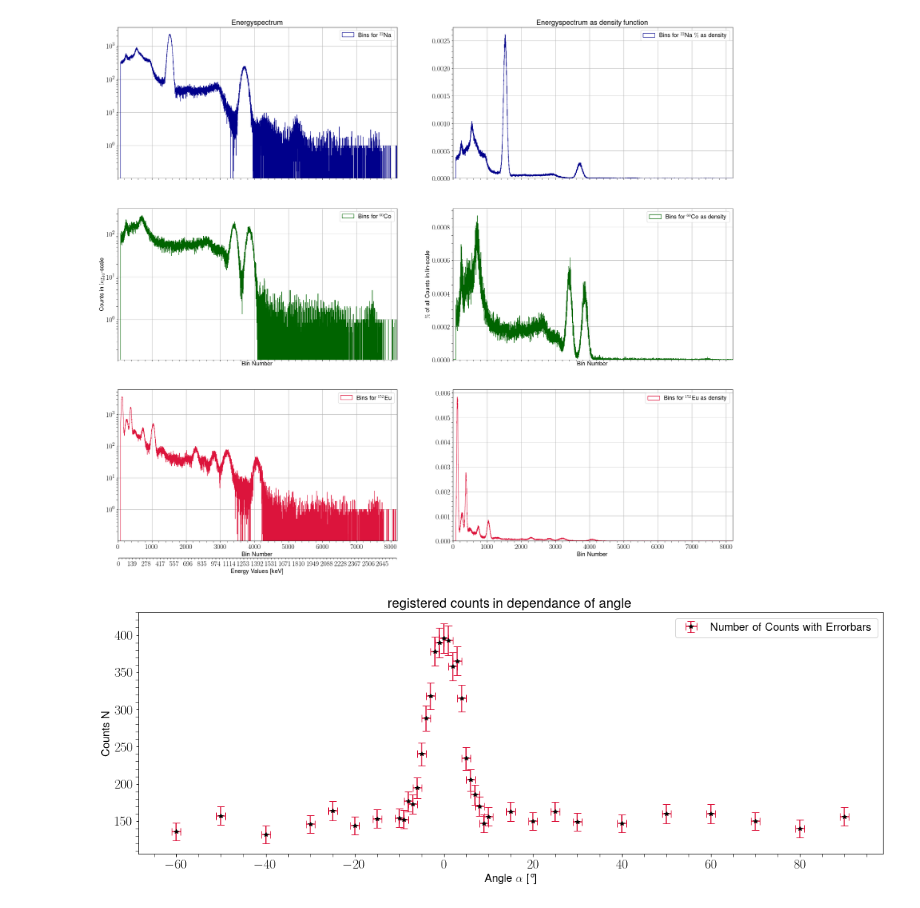
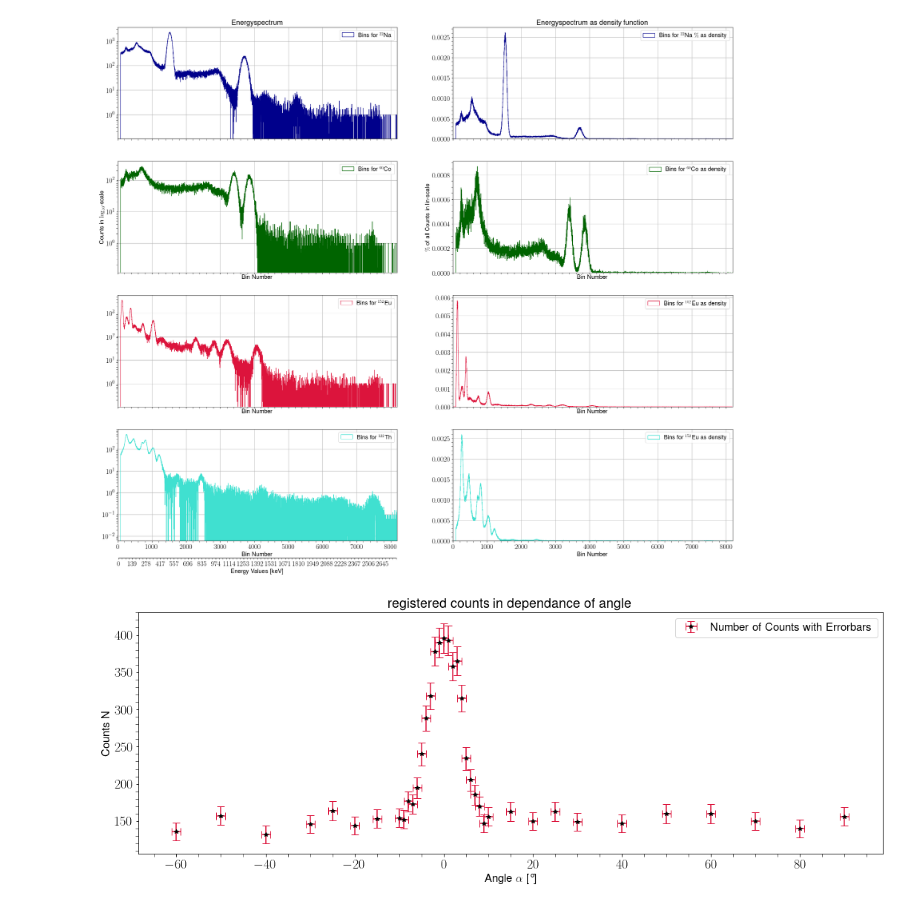
Before and after one commit to MayerPablo/FP, a Jupyter notebook: Szintillator.ipynb, the cells around one changed output. Cells and saved outputs as stored; diff of their text form; code cells hidden in the pictures.

```diff
--- a/Szintillator.ipynb
+++ b/Szintillator.ipynb
@@ -270,17 +269,21 @@ def parameterFinden(parameter,     #Symbols als array
 # expr = x*y
 # expr.subs([(x, wert_x), (y, wert_y)])
 # %%
+#load data
 dataBG = np.delete(np.loadtxt("BG_3h.txt", dtype='int'), [0, 1])/6
 
 dataSodium = np.delete(np.loadtxt("Natrium22.txt", dtype='int'), [0, 1]) - dataBG
 dataCobalt = np.delete(np.loadtxt("Cobalt60.txt", dtype='int'), [0, 1]) - dataBG
 dataEuropium = np.delete(np.loadtxt("Europium152.txt", dtype='int'), [0, 1]) - dataBG
+dataThorium = np.delete(np.loadtxt("Thorium122.txt", dtype='int'), [0, 1])/32 - dataBG
+
 
 dataNAN = np.delete(np.loadtxt("NAN.txt", dtype='int'), [0, 1]) #- dataBG
 
 dataSodium[dataSodium < 0] = 0
 dataCobalt[dataCobalt < 0] = 0
 dataEuropium[dataEuropium < 0] = 0
+dataThorium[dataThorium < 0] = 0
 
 nBins = len(dataSodium)
 bins = np.arange(0, nBins, 1)
@@ -288,9 +291,9 @@ maxE = 2785
 secondAxisTicks = np.arange(0, nBins, nBins/20)
 binsE = (secondAxisTicks*maxE/nBins).astype(int)
 # %%
-# Standard plotting
+# Plots von daten
 
-fig, ax = plt.subplots(3, 2, sharex=True, figsize=(28,24))
+fig, ax = plt.subplots(4, 2, sharex=True, figsize=(28,24))
 
 #x = np.array([])
 #dataSodium, nBins = np.histogram(x)
@@ -307,6 +310,9 @@ ax[1 ,0].hist(bins, bins=nBins, histtype='step', color='darkgreen',
 ax[2, 0].hist(bins, bins=nBins, histtype='step', color='crimson',
            weights=dataEuropium, label=r'Bins for $^{152}$Eu')
 
+ax[3, 0].hist(bins, bins=nBins, histtype='step', color='turquoise',
+           weights=dataThorium, label=r'Bins for $^{122}$Th')
+
 # Normalized
 ax[0,1].hist(bins, bins=nBins, histtype='step', color='darkblue', weights=dataSodium,
            label=r'Bins for $^{22}$Na $\%$ as density', density=True)
@@ -316,6 +322,9 @@ ax[1 ,1].hist(bins, bins=nBins, histtype='step', color='darkgreen',
 
 ax[2, 1].hist(bins, bins=nBins, histtype='step', color='crimson',
            weights=dataEuropium, label=r'Bins for $^{152}$Eu as density', density=True)
+
+ax[3, 1].hist(bins, bins=nBins, histtype='step', color='turquoise',
+           weights=dataThorium, label=r'Bins for $^{152}$Eu as density', density=True)
 
 
 ## create second Axes. Note the 0.0 height
@@ -326,34 +335,39 @@ secondXAxis.yaxis.set_visible(False) # hide the yaxis
 secondXAxis.set_xticks(secondAxisTicks)
 secondXAxis.set_xticklabels(np.char.add(np.char.add('$', binsE.astype(str)),'$'))
 secondXAxis.set_xlabel(r"Energy Values [keV]")
 
 # Now we format the y-axis to display percentage
 # ax[1].yaxis.set_major_formatter(PercentFormatter(xmax=1))
 plt.xlim(0, nBins)
 ax[0, 0].set_xlim([0, nBins])
 ax[0, 0].set_yscale('log')
 ax[1, 0].set_yscale('log')
 ax[2, 0].set_yscale('log')
+ax[3, 0].set_yscale('log')
 
 ax[0, 0].set(title=r'Energyspectrum')
 ax[1, 0].set(xlabel=r'Bin  Number', ylabel=r'Counts in $\log_{10}$-scale')
 ax[2, 0].set(xlabel=r'Bin  Number')
+ax[3, 0].set(xlabel=r'Bin  Number')
 ax[0, 1].set(title=r'Energyspectrum as density function')
 ax[1, 1].set(xlabel=r'Bin  Number', ylabel=r'$\%$ of all Counts in lin-scale')
 ax[2, 1].set(xlabel=r'Bin  Number')
+ax[3, 1].set(xlabel=r'Bin  Number')
 
 
 ax[0, 0].legend()
 ax[1, 0].legend()
 ax[2, 0].legend()
+ax[3, 0].legend()
 ax[0, 1].legend()
 ax[1, 1].legend()
 ax[2, 1].legend()
+ax[3, 1].legend()
 
 
 fig.savefig("HistogramsWithoutBackground.svg")
 # %% [output]
-[figure, old version]
+[figure, new version]
 # %%
 # Part two
 
```
Also changed, not shown: parts of 13 cells of this notebook, 1 other file.
